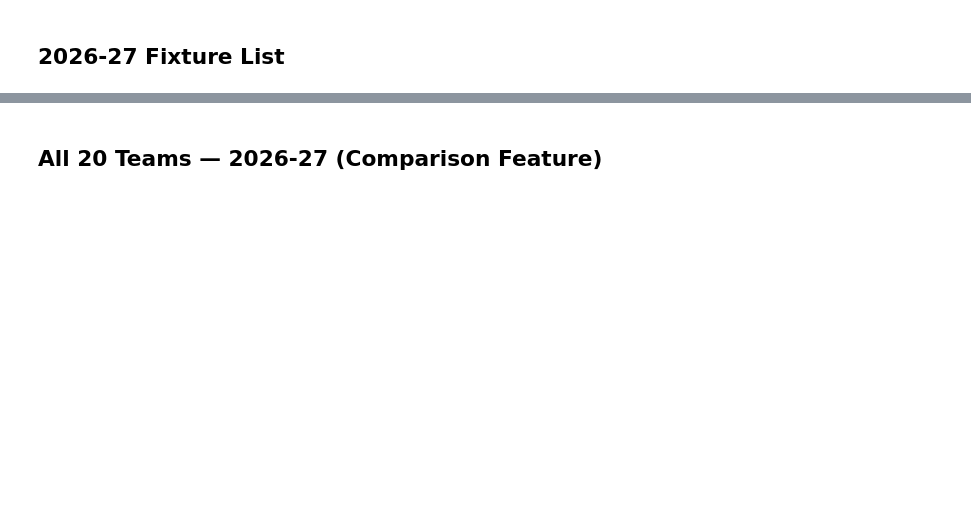
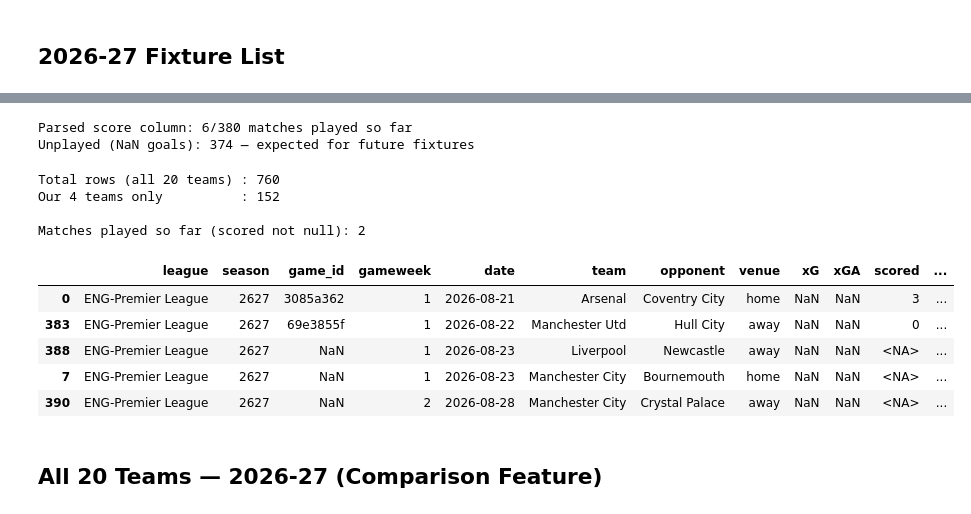
Before and after one commit to ChTej00/Arsenal-Bottle, a Jupyter notebook: notebooks/01_data_collection.ipynb, the cells around one changed output, grey strips where cells are left out. Saved outputs shown, nothing was run; the diff lists cells and outputs as text; code cells hidden in the pictures; blank space fills up the shorter version.

```diff
--- a/notebooks/01_data_collection.ipynb
+++ b/notebooks/01_data_collection.ipynb
@@ -332,3 +353,77 @@ pre_arteta.head(3)
+# %%
+# ── STEP 1: Rename clashing columns before reshape ────────────────────────────
+# FBRef's 'venue' = stadium name — rename so it doesn't clash with our home/away 'venue'
+# FBRef's 'week'  = gameweek number — rename for clarity
+fbref_raw = fbref_raw.rename(columns={'venue': 'stadium', 'week': 'gameweek'})
+
+# ── STEP 2: Parse score column ────────────────────────────────────────────────
+# Score is "3–0" (en-dash, not hyphen) for played matches, NaN for future matches
+# str.split('–', expand=True) → DataFrame with columns [0, 1]
+# pd.to_numeric(..., errors='coerce') → converts to float, NaN if not a number
+score_split = fbref_raw['score'].str.split('–', expand=True)
+fbref_raw['home_goals'] = pd.to_numeric(score_split[0], errors='coerce')
+fbref_raw['away_goals'] = pd.to_numeric(score_split[1], errors='coerce')
+
+# Confirm parsing worked
+played = fbref_raw['home_goals'].notna().sum()
+total  = len(fbref_raw)
+print(f"Parsed score column: {played}/{total} matches played so far")
+print(f"Unplayed (NaN goals): {total - played} — expected for future fixtures")
+# %% [output]
+Parsed score column: 6/380 matches played so far
+Unplayed (NaN goals): 374 — expected for future fixtures
+# %%
+# ── STEP 3: Reshape wide → long (same pattern as Understat) ──────────────────
+# Extra columns vs Understat: gameweek (from FBRef's 'week')
+# xG/xGA are NaN for now — will be filled from Understat as season progresses
+
+FB_COLS = ['league', 'season', 'game_id', 'gameweek', 'date',
+           'team', 'opponent', 'venue', 'xG', 'xGA', 'scored', 'conceded']
+
+home_fb = fbref_raw.rename(columns={
+    'home_team' : 'team',
+    'away_team' : 'opponent',
+    'home_goals': 'scored',
+    'away_goals': 'conceded',
+})
+home_fb['venue'] = 'home'
+home_fb['xG']   = float('nan')
+home_fb['xGA']  = float('nan')
+
+away_fb = fbref_raw.rename(columns={
+    'away_team' : 'team',
+    'home_team' : 'opponent',
+    'away_goals': 'scored',
+    'home_goals': 'conceded',
+})
+away_fb['venue'] = 'away'
+away_fb['xG']   = float('nan')
+away_fb['xGA']  = float('nan')
+
+fixtures_2627 = pd.concat(
+    [home_fb[FB_COLS], away_fb[FB_COLS]],
+    ignore_index=True
+)
+
+# Filter to our 4 title teams
+fixtures_4teams = fixtures_2627[fixtures_2627['team'].isin(['Arsenal','Liverpool','Manchester City','Manchester Utd'])].copy()
+
+print(f"Total rows (all 20 teams) : {len(fixtures_2627):,}")
+print(f"Our 4 teams only          : {len(fixtures_4teams):,}")
+print(f"\nMatches played so far (scored not null): {fixtures_4teams['scored'].notna().sum()}")
+len(fixtures_4teams[fixtures_4teams['scored'].notna()])
+fixtures_4teams.sort_values(by = 'date').head()
+# %% [output]
+Total rows (all 20 teams) : 760
+Our 4 teams only          : 152
+
+Matches played so far (scored not null): 2
+|  | league | season | game_id | gameweek | date | team | opponent | venue | xG | xGA | scored | ... |
+| 0 | ENG-Premier League | 2627 | 3085a362 | 1 | 2026-08-21 | Arsenal | Coventry City | home | NaN | NaN | 3 | ... |
+| 383 | ENG-Premier League | 2627 | 69e3855f | 1 | 2026-08-22 | Manchester Utd | Hull City | away | NaN | NaN | 0 | ... |
+| 388 | ENG-Premier League | 2627 | NaN | 1 | 2026-08-23 | Liverpool | Newcastle | away | NaN | NaN | <NA> | ... |
+| 7 | ENG-Premier League | 2627 | NaN | 1 | 2026-08-23 | Manchester City | Bournemouth | home | NaN | NaN | <NA> | ... |
+| 390 | ENG-Premier League | 2627 | NaN | 2 | 2026-08-28 | Manchester City | Crystal Palace | away | NaN | NaN | <NA> | ... |
 # %% [markdown]
 ## All 20 Teams — 2026-27 (Comparison Feature)
 # %%
```
Also changed, not shown: parts of 7 cells of this notebook, 2 other files.
